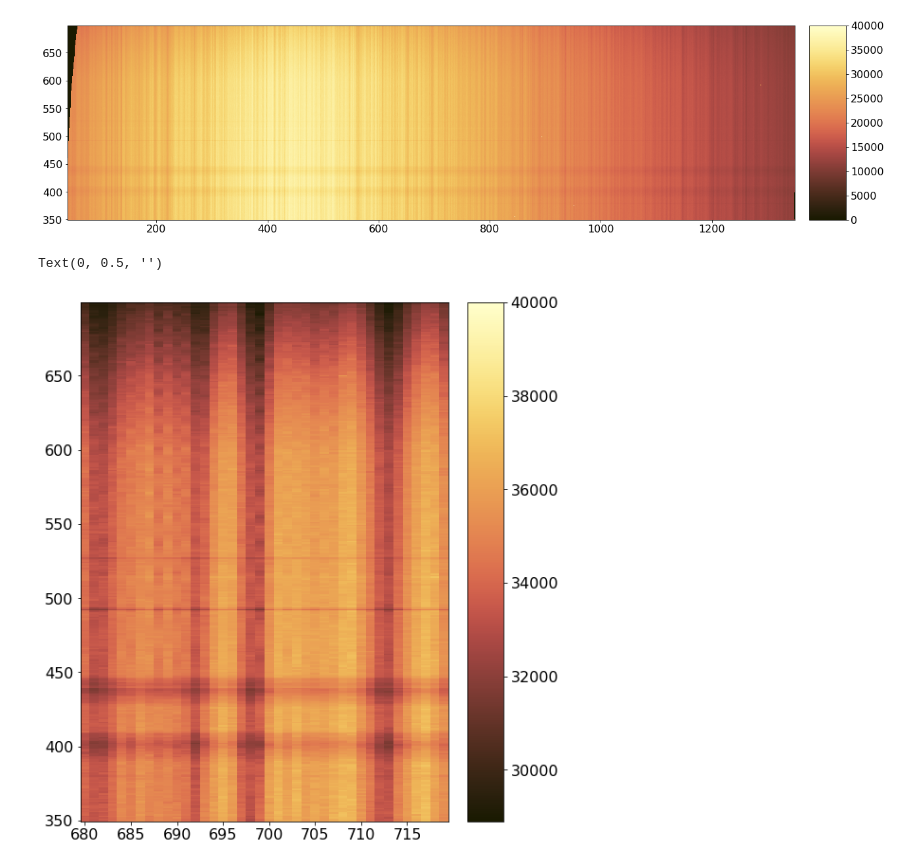
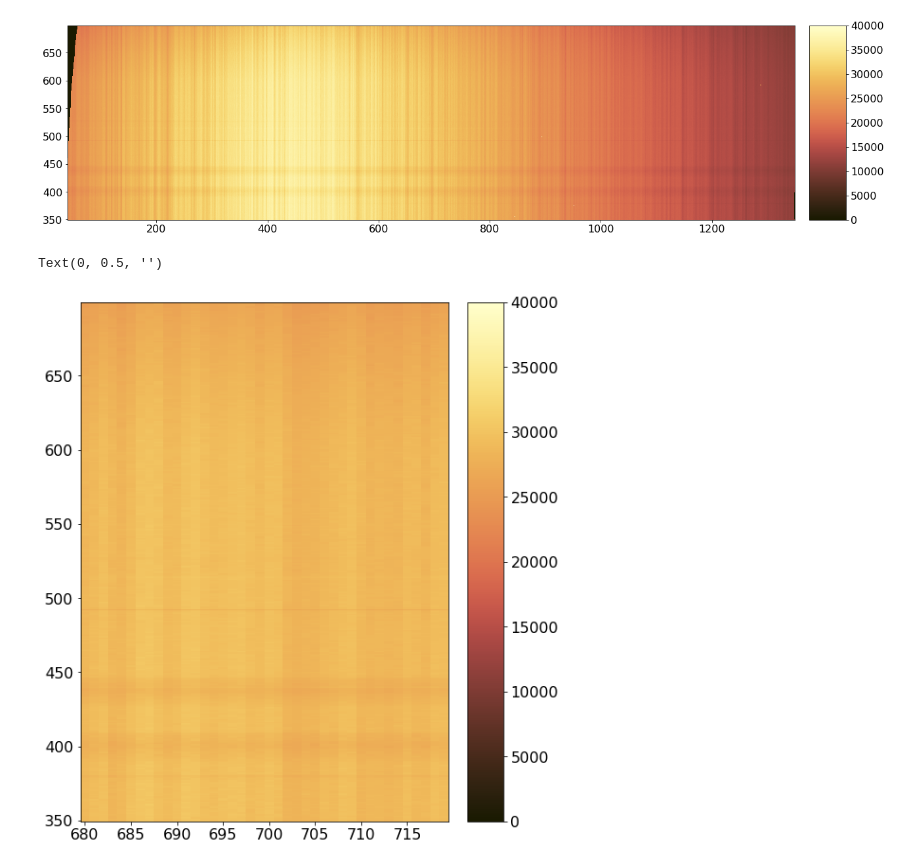
Before and after one commit to yjzhu-solar/Eclipse2017, a Jupyter notebook: ipynb/eclipse_calib/flatfield_green_curv_corr.ipynb, the cells around one changed output. Cells and saved outputs as stored; diff of their text form; code cells hidden in the pictures.

```diff
--- a/ipynb/eclipse_calib/flatfield_green_curv_corr.ipynb
+++ b/ipynb/eclipse_calib/flatfield_green_curv_corr.ipynb
@@ -128,18 +128,18 @@ Text(0, 0.5, '')
 # %%
 fig, ax = plt.subplots(figsize=(6,8),constrained_layout=True)
 im = ax.pcolormesh(np.arange(680,720),np.arange(testy_slice_mapcoor.start,testy_slice_mapcoor.stop),
-            flat_trans_mapcoor[:,380 - xstart_pixel:420 - xstart_pixel],vmax=4e4,cmap=cmcm.lajolla_r,rasterized=True)
+            flat_trans_mapcoor[:,680:720],vmin=0,vmax=4e4,cmap=cmcm.lajolla_r,rasterized=True)
 ax.tick_params(labelsize=16)
 # ax.axis("scaled")
 clb_ax = inset_axes(ax,width="10%",height= "100%",loc='lower left',
                 bbox_to_anchor=(1.05, 0., 1, 1),
                  bbox_transform=ax.transAxes,
                  borderpad=0)
 clb = plt.colorbar(im,pad = 0.05,orientation='vertical',ax=ax,cax=clb_ax)
 clb_ax.tick_params(labelsize=16)
 clb_ax.yaxis.get_offset_text().set_fontsize(16)
 clb_ax.set_ylabel('',fontsize=16)
 # %% [output]
 Text(0, 0.5, '')
-[figure, old version]
+[figure, new version]
 # %%
```
Also changed, not shown: parts of 4 cells of this notebook, 4 other files.
